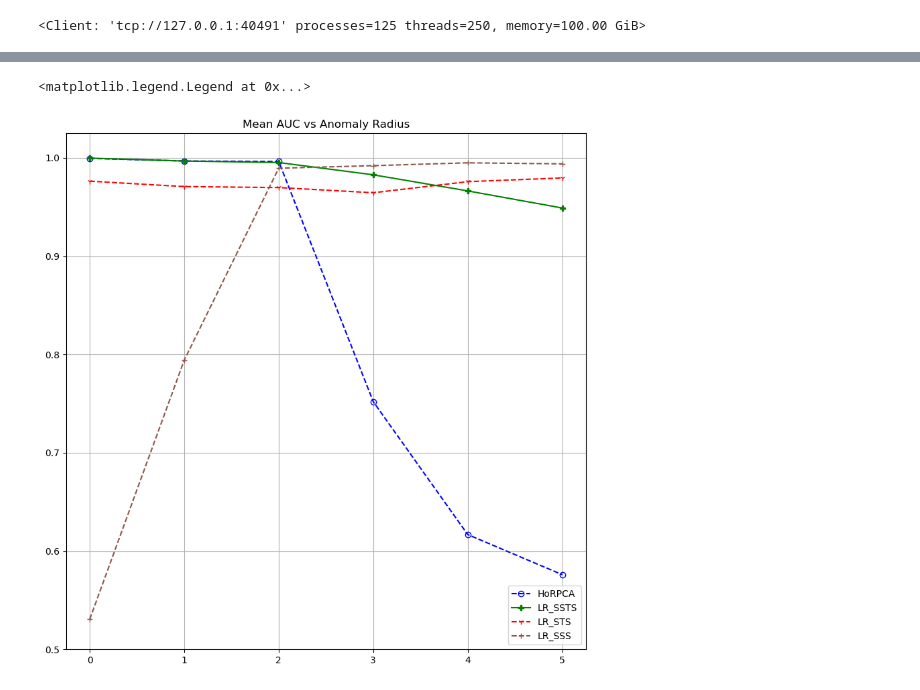
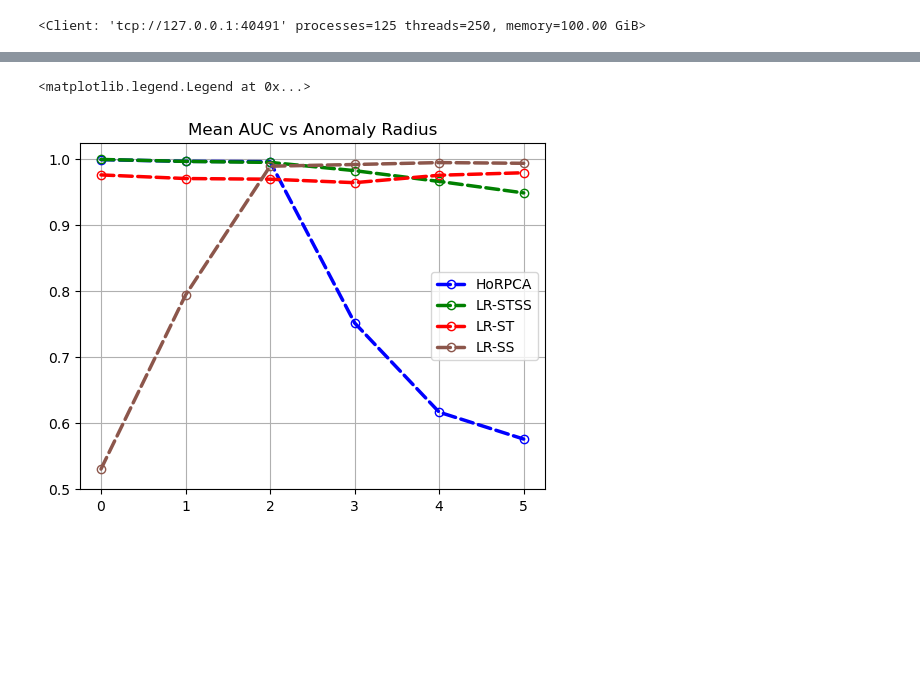
Before and after one commit to indibi/TensorAnomalyDetection, a Jupyter notebook: testbench/exp3_anomaly_radius.ipynb, the cells around one changed output, grey strips where cells are left out. Saved outputs shown, nothing was run; the diff lists cells and outputs as text; code cells hidden in the pictures; blank space fills up the shorter version.

```diff
--- a/testbench/exp3_anomaly_radius.ipynb
+++ b/testbench/exp3_anomaly_radius.ipynb
@@ -276,7 +224,6 @@ fname_lrssts = os.path.join(cwd, 'results','lrstss_exp3_1.hdf5')
 fname_horpca = os.path.join(cwd, 'results','horpca_exp3_1.hdf5')
 fname_lrsts = os.path.join(cwd, 'results','lrsts_exp3_1.hdf5')
 fname_lrsss = os.path.join(cwd, 'results','lrsss_exp3_1.hdf5')
-fname_wavelet = os.path.join(cwd, 'results','wavelet_exp3_1.hdf5')
 key = 'grid'
 
 if True:
@@ -296,10 +243,6 @@ if True:
         del futures_lrsss
     except:
         pass
-    try:
-        del futures_wavelet
-    except:
-        pass
 
 seed = 12345678+4000
 input_ = {}
@@ -313,7 +256,6 @@ for i in range(NoG):
     futures_horpca = []
     futures_lrsts = []
     futures_lrsss = []
-    futures_wavelet = []
     results=[[],[],[],[], []]
     for j in tqdm(range(NoT)):
 
@@ -340,8 +282,6 @@ for i in range(NoG):
             input_['psi'] = psi
             futures_lrssts.append(client.submit(run_exp, X, Y, an_m, input_))
 
-            # Wavelet Submissions
-            futures_wavelet.append(client.submit(run_wavelet_exp, X,Y, an_m, input_))
 
             # LR_SSS lda_t=0 Submissions
             input_['lda_t'] = 0
@@ -375,9 +315,6 @@ for future in as_completed(futures_horpca):
     results[3].append(future.result())
     del future
 
-for future in as_completed(futures_wavelet):
-    results[4].append(future.result())
-    del future
 
 idx = np.arange(len(results[0]))
 df = pd.DataFrame(results[0], index=idx)
@@ -403,11 +340,6 @@ with pd.HDFStore(fname_horpca) as storedata:
     storedata.append(key, df)
     storedata.get_storer(key).attrs.metadata=metadata_horpca
 
-idx = np.arange(len(results[4]))
-df = pd.DataFrame(results[4], index=idx)
-with pd.HDFStore(fname_wavelet) as storedata:
-    storedata.append(key, df)
-    storedata.get_storer(key).attrs.metadata=metadata
 
 for i in range(len(results)):
     del results[-1]
@@ -500,20 +401,18 @@ dfm2_wavelet_2 = dfm_wavelet_2.groupby(['anomaly_cardinality'])['auc'].max().res
 # %%
-fig, ax = plt.subplots(1,1, figsize=(10,10))
+fig, ax = plt.subplots(1,1, figsize=(6,4.5))
 # dfm2.plot() /(7*24*20*40)
-ax.plot(dfm_horpca['anomaly_radius'],dfm_horpca['auc'], label='HoRPCA', linestyle='--',marker='o',  fillstyle='none', c='b')
-ax.plot(dfm2_lrstss['anomaly_radius'],dfm2_lrstss['auc'], label='LR_SSTS', linestyle='-',marker='P', c='g')
-ax.plot(dfm2_lrsts['anomaly_radius'],dfm2_lrsts['auc'], label='LR_STS', linestyle='--',marker='1', fillstyle='none', c='r')
-ax.plot(dfm2_lrsss['anomaly_radius'],dfm2_lrsss['auc'], label='LR_SSS', linestyle='--',marker='+', fillstyle='none', c='C5')
-# ax.plot(dfm2_wavelet['anomaly_radius'],dfm2_wavelet['auc'], label='Wavelet', linestyle='--',marker='+', fillstyle='none', c='C6')
+ax.plot(dfm_horpca['anomaly_radius'],dfm_horpca['auc'], label='HoRPCA', linestyle='--',marker='o',  fillstyle='none', c='b', linewidth=2.5,dash_capstyle='round')
+ax.plot(dfm2_lrstss['anomaly_radius'],dfm2_lrstss['auc'], label='LR-STSS', linestyle='--',marker='o',  fillstyle='none', c='g', linewidth=2.5,dash_capstyle='round')
+ax.plot(dfm2_lrsts['anomaly_radius'],dfm2_lrsts['auc'], label='LR-ST',linestyle='--',marker='o',  fillstyle='none', c='r', linewidth=2.5,dash_capstyle='round')
+ax.plot(dfm2_lrsss['anomaly_radius'],dfm2_lrsss['auc'], label='LR-SS',linestyle='--',marker='o',  fillstyle='none', c='C5', linewidth=2.5,dash_capstyle='round')
 # ax.plot(dfm_horpca_2['anomaly_cardinality']/(7*24*20*40),dfm_horpca_2['auc'], label='HoRPCA', linestyle='--',marker='o',  fillstyle='none', c='b')
 # ax.plot(dfm2_lrstss_2['anomaly_cardinality']/(7*24*20*40),dfm2_lrstss_2['auc'], label='LR_SSTS', linestyle='-',marker='P', c='g')
 # ax.plot(dfm2_lrsts_2['anomaly_cardinality']/(7*24*20*40),dfm2_lrsts_2['auc'], label='LR_STS', linestyle='--',marker='1', fillstyle='none', c='r')
 # ax.plot(dfm2_lrsss_2['anomaly_cardinality']/(7*24*20*40),dfm2_lrsss_2['auc'], label='LR_SSS', linestyle=':',marker='+', fillstyle='none', c='y')
-# ax.plot(dfm2_wavelet_2['anomaly_cardinality']/(7*24*20*40),dfm2_wavelet_2['auc'], label='LR_SSS', linestyle=':',marker='+', fillstyle='none', c='y')
 ax.grid()
 ax.set_title("Mean AUC vs Anomaly Radius");
 ax.set_ylim([0.5,1.025]);
 ax.legend()
 # %% [output]
 <matplotlib.legend.Legend at 0x...>
-[figure, old version]
+[figure, new version]
```
Also changed, not shown: parts of 9 cells of this notebook, 14 other files.
